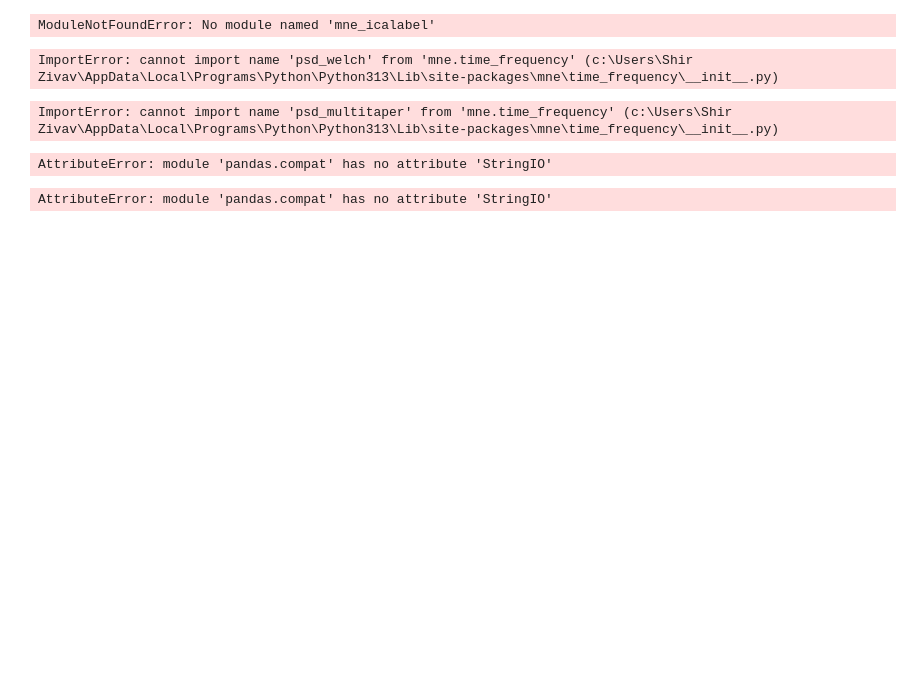
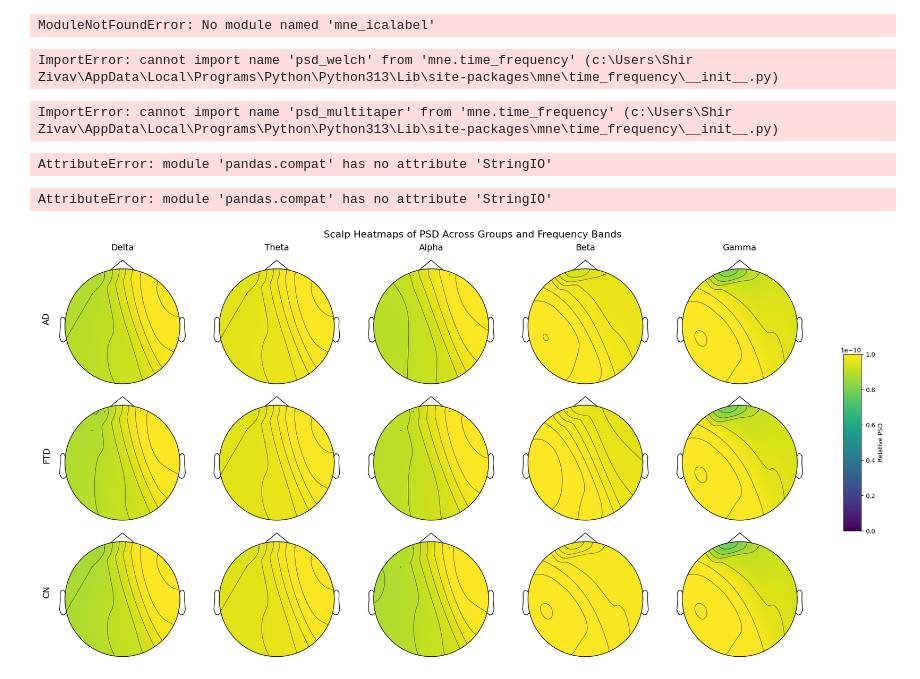
Before and after one commit to noamhed/Resting-state-EEG-project, a Jupyter notebook: src/heatmap_5freq.ipynb, the cells around one changed output. Saved outputs shown, nothing was run; the diff lists cells and outputs as text; code cells hidden in the pictures; blank space fills up the shorter version.

Commit message:
added 5_freq

```diff
--- a/src/heatmap_5freq.ipynb
+++ b/src/heatmap_5freq.ipynb
@@ -269,3 +269,66 @@ plt.tight_layout(rect=[0, 0, 0.9, 1])
 plt.show()
 # %% [output]
 AttributeError: module 'pandas.compat' has no attribute 'StringIO'
+# %%
+import pandas as pd
+import numpy as np
+import matplotlib.pyplot as plt
+from mne.viz import plot_topomap
+from mne.channels import make_standard_montage
+from io import StringIO  # Import StringIO for handling string input
+
+# Example: Simulated data for three groups (replace with real data)
+data = """
+Channel,Group,Delta,Theta,Alpha,Beta,Gamma
+Fp1,AD,1.6e-08,2.1e-09,6.8e-10,7.7e-10,1.0e-10
+Fp2,AD,1.8e-08,2.2e-09,7.3e-10,7.8e-10,1.1e-10
+F3,AD,1.6e-08,2.1e-09,6.6e-10,8.1e-10,1.2e-10
+Fp1,FTD,1.5e-08,2.0e-09,6.5e-10,7.3e-10,0.9e-10
+Fp2,FTD,1.7e-08,2.1e-09,7.1e-10,7.2e-10,1.0e-10
+F3,FTD,1.5e-08,2.0e-09,6.4e-10,7.5e-10,1.1e-10
+Fp1,CN,1.4e-08,1.9e-09,6.3e-10,7.0e-10,0.8e-10
+Fp2,CN,1.6e-08,2.0e-09,7.0e-10,7.1e-10,0.9e-10
+F3,CN,1.4e-08,1.9e-09,6.2e-10,7.2e-10,1.0e-10
+"""
+
+# Read the data into a pandas DataFrame
+df = pd.read_csv(StringIO(data))
+
+# Assign a standard montage to get channel positions
+montage = make_standard_montage("standard_1020")
+positions = montage.get_positions()["ch_pos"]
+
+# Groups and frequency bands
+groups = df["Group"].unique()
+freq_bands = ["Delta", "Theta", "Alpha", "Beta", "Gamma"]
+
+# Plotting configuration
+fig, axes = plt.subplots(len(groups), len(freq_bands), figsize=(20, 10))
+
+# Iterate over groups and frequency bands
+for i, group in enumerate(groups):
+    group_data = df[df["Group"] == group]
+    for j, band in enumerate(freq_bands):
+        # Get channel positions and average PSD values for the group
+        channels = group_data["Channel"].values
+        values = group_data[band].values
+        channel_positions = np.array([positions[ch][:2] for ch in channels if ch in positions])
+
+        # Create a heatmap
+        ax = axes[i, j]
+        im, _ = plot_topomap(values, channel_positions, axes=ax, show=False, cmap="viridis")
+
+        # Set title and labels
+        if i == 0:
+            ax.set_title(band, fontsize=14)
+        if j == 0:
+            ax.set_ylabel(group, fontsize=14)
+
+# Add a shared colorbar
+cbar_ax = fig.add_axes([0.92, 0.3, 0.02, 0.4])  # Position for the colorbar
+fig.colorbar(im, cax=cbar_ax, orientation="vertical", label="Relative PSD")
+plt.suptitle("Scalp Heatmaps of PSD Across Groups and Frequency Bands", fontsize=16)
+plt.tight_layout(rect=[0, 0, 0.9, 1])
+plt.show()
+# %% [output]
+[figure, added]
```
